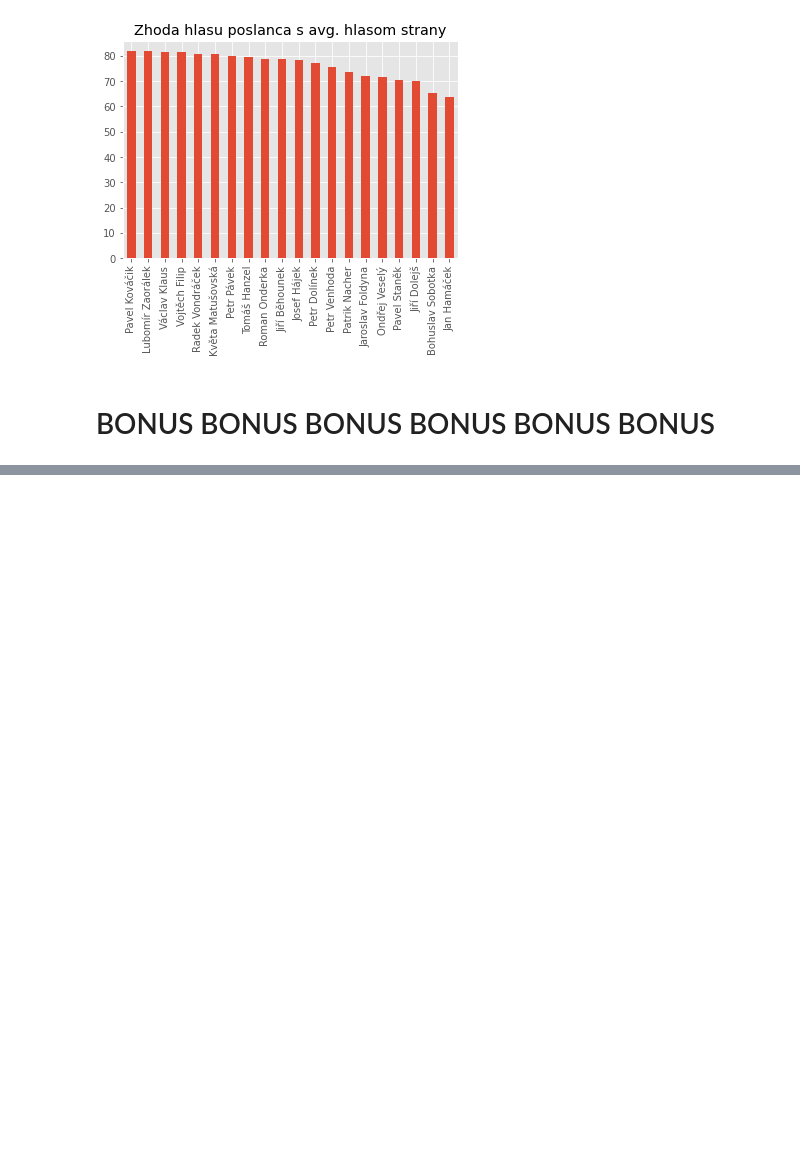
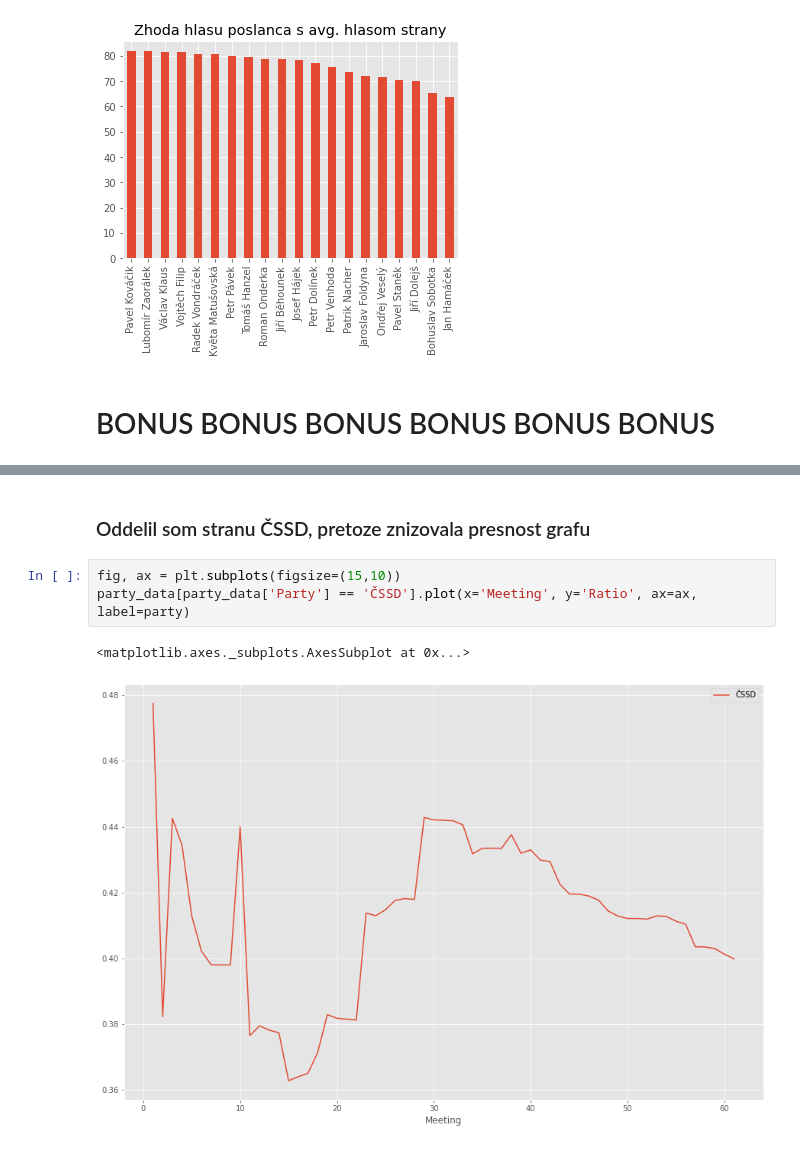
Before and after one commit to bumbac/VZD-ML, a Jupyter notebook: 01/src/hw.ipynb, the cells around one changed output, grey strips where cells are left out. Saved outputs shown, nothing was run; the diff lists cells and outputs as text; blank space fills up the shorter version.

```diff
--- a/01/src/hw.ipynb
+++ b/01/src/hw.ipynb
@@ -440,0 +474,8 @@ for party in df.Party.unique():
+# %% [markdown]
+### Oddelil som stranu ČSSD, pretoze znizovala presnost grafu
+# %%
+fig, ax = plt.subplots(figsize=(15,10))
+party_data[party_data['Party'] == 'ČSSD'].plot(x='Meeting', y='Ratio', ax=ax, label=party)
+# %% [output]
+<matplotlib.axes._subplots.AxesSubplot at 0x...>
+[figure, added]
```
Also changed, not shown: parts of 10 cells of this notebook, 4 other files.
